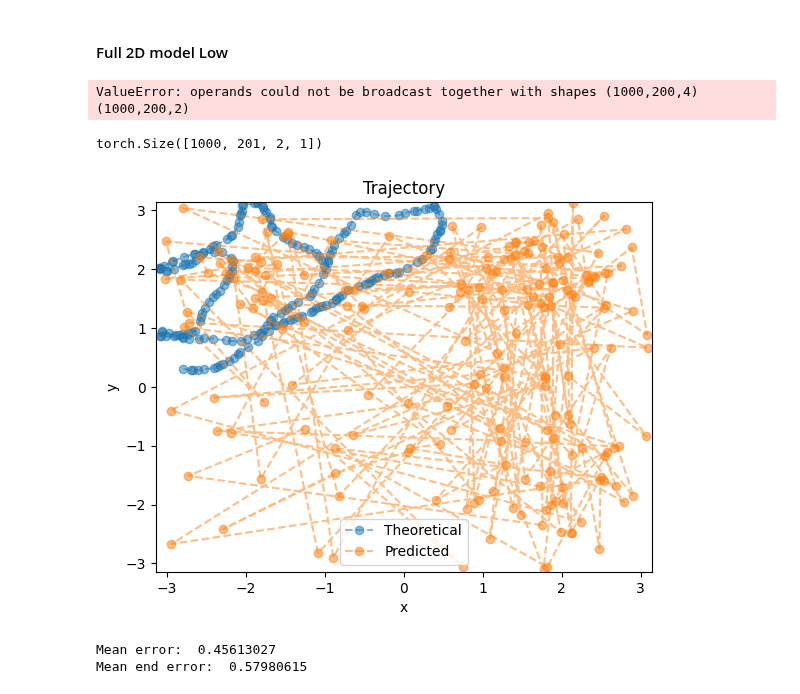
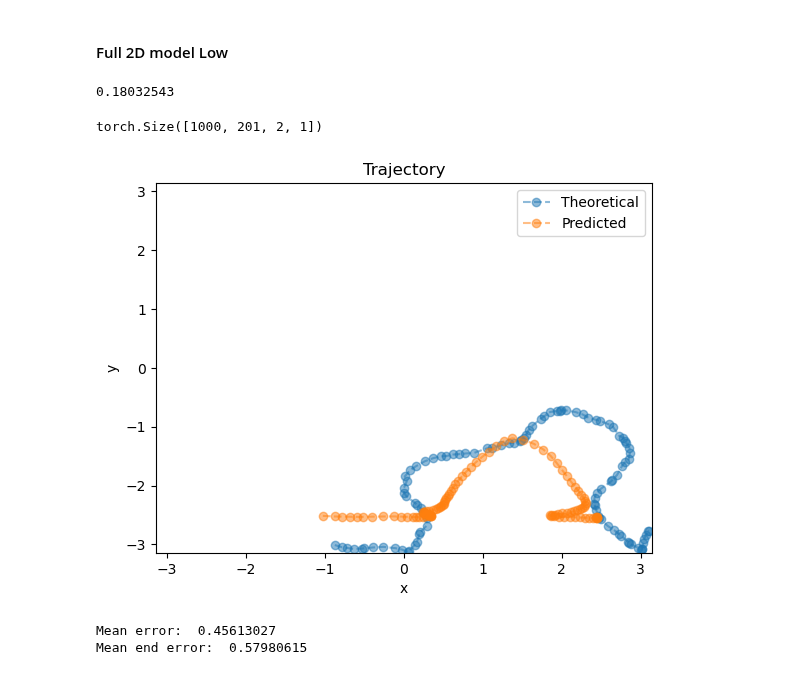
Before and after one commit to bioAI-Oslo/RNN-Adding-Problem-Representations, a Jupyter notebook: notebooks/summer.ipynb, the cells around one changed output. Drawn from its saved outputs; the diff is of its cells as text; code cells hidden in the pictures.

Commit message:
LTC + low + LSTM testing

```diff
--- a/notebooks/summer.ipynb
+++ b/notebooks/summer.ipynb
@@ -61,7 +61,7 @@ input_size = 2
 # model1 = RNN_circular_1D_to_2D_arccos(input_size,hidden_size,lr=0.0002,act_decay=1.0,weight_decay=0.01,noise=0.01).to(device)
 # model1 = CwRNN_low(input_size,hidden_size,n_modules=3).to(device)
 # model1 = RNN_circular_2D_randomstart_trivial_sorcher(input_size,hidden_size,lr=0.0002,act_decay=1.0,weight_decay=0.01,noise=0.01,bias=False).to(device)
-model1 = LTC_solver_Low(input_size,hidden_size,act_decay=1.0,weight_decay=0.01,lr=0.005).to(device)
+model1 = LTC_solver_Low(input_size,hidden_size,act_decay=1.0,weight_decay=0.01,lr=0.005,if_lstm=True).to(device)
 # model1 = RNN_circular_2D_xy_relative_randomstart(input_size,hidden_size,lr=0.0002,act_decay=0.01,weight_decay=0.00).to(device)
 model1 = torch.compile(model1)
 
@@ -325,21 +325,21 @@ print(np.mean((pos-pos_hat)**2))
 #### Full 2D model Low
 # %%
 n_test = 1000
-t_test = 200
+t_test = 100
 data,labels = smooth_wandering_2D_squarefix_randomstart_hdv(n_test,t_test,bound=0.5,v_sigma=0.01,d_sigma=0.08,v_bound_reduction=0.15,stability=0.01)
 labels_sincos = sincos_from_2D(labels)
 
 # labels = torch.cat((torch.zeros((labels.shape[0],1,labels.shape[2])),labels),dim=1)
 
 # Inference
-out = model1(data)
-out = out.permute(1,0,2)[:,1:,:]
+out = model1(data,inference=True)
+# out = out.permute(1,0,2)[:,1:,:]
 
-out_decoded = sincos_to_2D(out)
+out_decoded = sincos_to_2D(torch.Tensor(out))
 labels = labels.detach().cpu().numpy()
 labels_sincos = labels_sincos.detach().cpu().numpy()
 out_decoded = out_decoded.detach().cpu()
-out = out.detach().cpu().numpy()
+# out = out.detach().cpu().numpy()
 
 # Shift the predicted values so that the first timestep aligns with theoretical value
 # out = out - np.expand_dims((out[:,0,:] - labels[:,0,:]),1)
@@ -349,7 +349,7 @@ mse = np.mean((labels_sincos-out)**2)
 # mse = np.mean((labels-out_shifted)**2)
 print(mse)
 # %% [output]
-ValueError: operands could not be broadcast together with shapes (1000,200,4) (1000,200,2)
+0.18032543
 # %%
 data.shape
 # %% [output]
@@ -365,20 +365,20 @@ torch.Size([1000, 201, 2, 1])
 # mse = torch.mean((labels-path)**2)
 # print(mse)
 # %%
-n = 36
+n = 11
 plt.plot(labels[n,:,0],labels[n,:,1],"--o", alpha=0.5, label="Theoretical")
 plt.plot(out_decoded[n,:,0],out_decoded[n,:,1],"--o", alpha=0.5, label="Predicted")
 # plt.plot(out[n,:,0],out[n,:,1],"--o", alpha=0.5, label="Predicted")
 # plt.plot(path[n,:,0],path[n,:,1],"--o", alpha=0.5, label="Predicted")
 plt.legend()
 plt.xlim(-np.pi,np.pi)
 plt.ylim(-np.pi,np.pi)
 plt.xlabel("x")
 plt.ylabel("y")
 plt.title("Trajectory")
 plt.show()
 # %% [output]
-[figure, old version]
+[figure, new version]
 # %%
 # FOR RANDOMSTART MUST ADD START TO PATH
 
```
Also changed, not shown: parts of 6 cells of this notebook, 1 other file.
